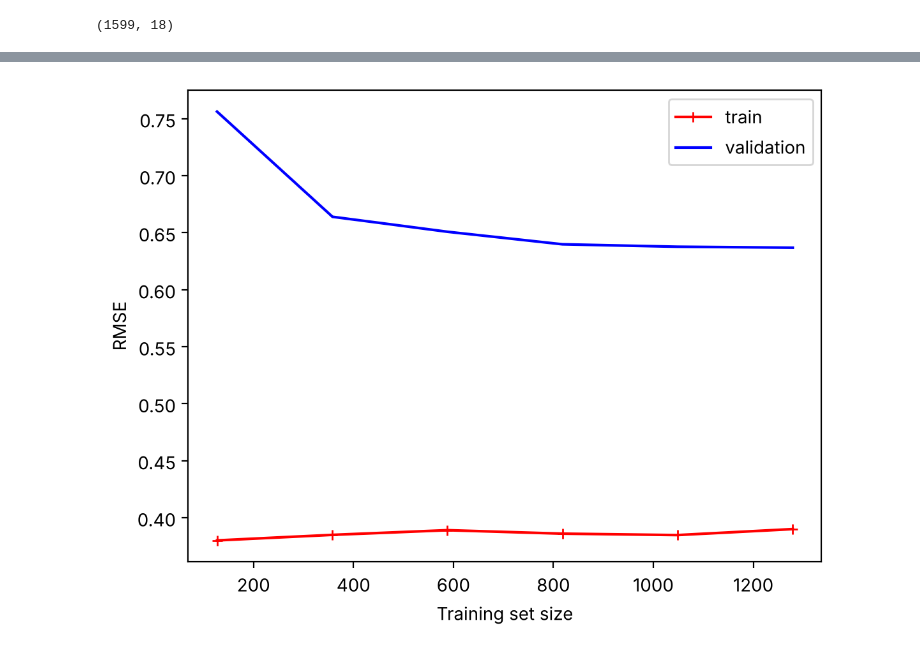
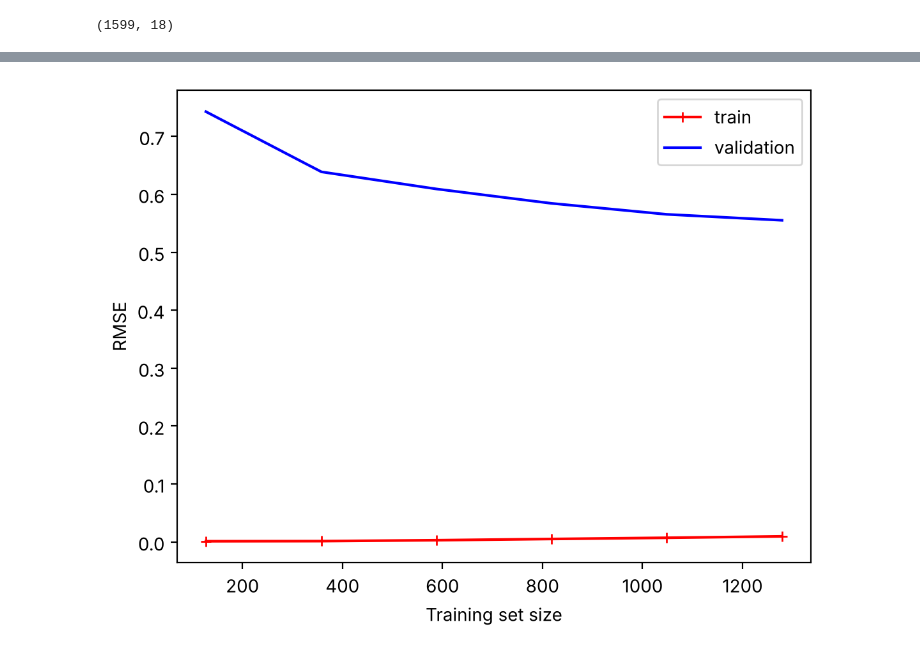
Before and after one commit to kjm030131-cell/ml-mini-project, a Jupyter notebook: project04/mini_proj_04_20221329.ipynb, the cells around one changed output, grey strips where cells are left out. Cells and saved outputs as stored; diff of their text form; code cells hidden in the pictures.

```diff
--- a/project04/mini_proj_04_20221329.ipynb
+++ b/project04/mini_proj_04_20221329.ipynb
@@ -65,16 +71,16 @@ GradientBoosting   원본 0.6521   내 특성 0.6514
 # %%
-# 2) 하이퍼파라미터 탐색 (Grid Search, 10-fold): SVR 과 RandomForest
+# 2) 하이퍼파라미터 탐색 (Grid Search, 10-fold shuffle=True): 가장 좋은 ExtraTrees 와 XGB
 from sklearn.model_selection import GridSearchCV
 
-svr_search = GridSearchCV(make_pipeline(StandardScaler(), SVR()),
-                          {"svr__C": [0.3, 1, 3], "svr__gamma": [0.01, 0.03, "scale"], "svr__epsilon": [0.1, 0.3]},
-                          cv=10, scoring="neg_mean_squared_error", n_jobs=-1)
-svr_search.fit(wine_prepared, wine_labels)
-print("SVR", svr_search.best_params_, np.sqrt(-svr_search.best_score_))
+et_search = GridSearchCV(ExtraTreesRegressor(n_estimators=1000, random_state=42),
+                         {"max_features": [0.25, 0.4, 0.6, 1.0], "min_samples_leaf": [1, 2]},
+                         cv=kf, scoring="neg_mean_squared_error", n_jobs=-1)
+et_search.fit(wine_prepared, wine_labels)
+print("ET ", et_search.best_params_, np.sqrt(-et_search.best_score_))
 
-rf_search = GridSearchCV(RandomForestRegressor(n_estimators=300, random_state=42),
-                         {"max_features": [0.33, 0.5, 1.0], "min_samples_leaf": [1, 2, 5]},
-                         cv=10, scoring="neg_mean_squared_error", n_jobs=-1)
-rf_search.fit(wine_prepared, wine_labels)
-print("RF ", rf_search.best_params_, np.sqrt(-rf_search.best_score_))
+xgb_search = GridSearchCV(XGBRegressor(n_estimators=1500, learning_rate=0.01, subsample=0.8, colsample_bytree=0.5, n_jobs=1),
+                          {"max_depth": [4, 6, 8]},
+                          cv=kf, scoring="neg_mean_squared_error", n_jobs=-1)
+xgb_search.fit(wine_prepared, wine_labels)
+print("XGB", xgb_search.best_params_, np.sqrt(-xgb_search.best_score_))
 # %% [output]
@@ -83,9 +89,8 @@ RF  {'max_features': 0.33, 'min_samples_leaf': 5} 0.6401457208078694
 # %%
-# 3) 최종 모델: 튜닝한 SVR·RandomForest + ExtraTrees 를 Voting
+# 3) 최종 모델: 튜닝한 ExtraTrees(가중치 2) + XGB(가중치 1) 를 Voting
 from sklearn.ensemble import VotingRegressor
 
 final_reg = VotingRegressor([
-    ("svr", svr_search.best_estimator_),
-    ("rf", RandomForestRegressor(n_estimators=500, random_state=42, **rf_search.best_params_)),
-    ("et", ExtraTreesRegressor(n_estimators=800, max_features=0.5, min_samples_leaf=2, random_state=42))])
+    ("et", et_search.best_estimator_),
+    ("xgb", xgb_search.best_estimator_)], weights=[2, 1])
 # %%
@@ -104,12 +109,12 @@ np.float64(0.6355130727679026)
 # %%
 # 학습 곡선: 학습 데이터 양에 따른 학습/검증 RMSE
 import matplotlib.pyplot as plt
 from sklearn.model_selection import learning_curve
 
-sizes, train_sc, val_sc = learning_curve(final_reg, wine_prepared, wine_labels, cv=5, scoring="neg_mean_squared_error",
+sizes, train_sc, val_sc = learning_curve(final_reg, wine_prepared, wine_labels, cv=kf5, scoring="neg_mean_squared_error",
                                          train_sizes=np.linspace(0.1, 1.0, 6), n_jobs=-1)
 plt.plot(sizes, np.sqrt(-train_sc.mean(axis=1)), "r-+", label="train")
 plt.plot(sizes, np.sqrt(-val_sc.mean(axis=1)), "b-", label="validation")
 plt.xlabel("Training set size"); plt.ylabel("RMSE"); plt.legend(); plt.show()
 # %% [output]
-[figure, old version]
+[figure, new version]
```
Also changed, not shown: parts of 4 cells of this notebook, 14 other files.
